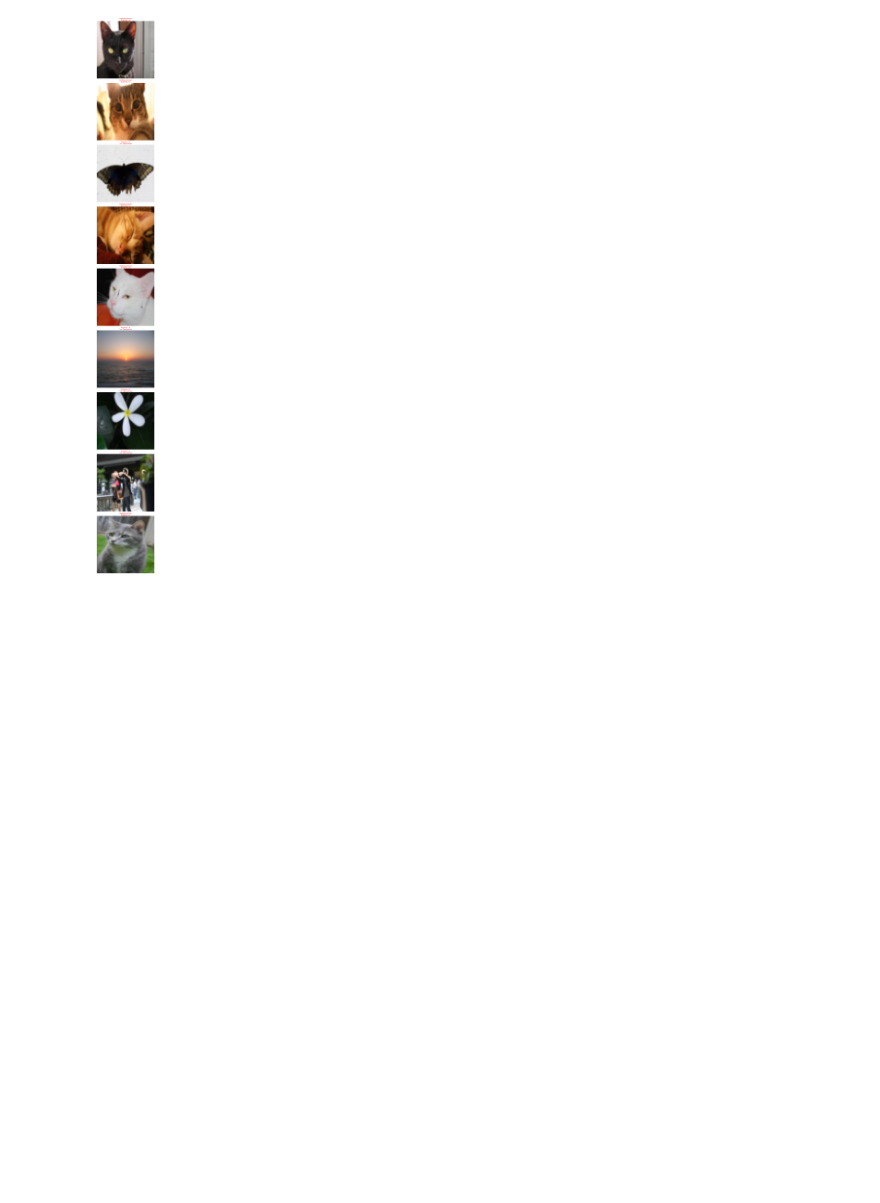
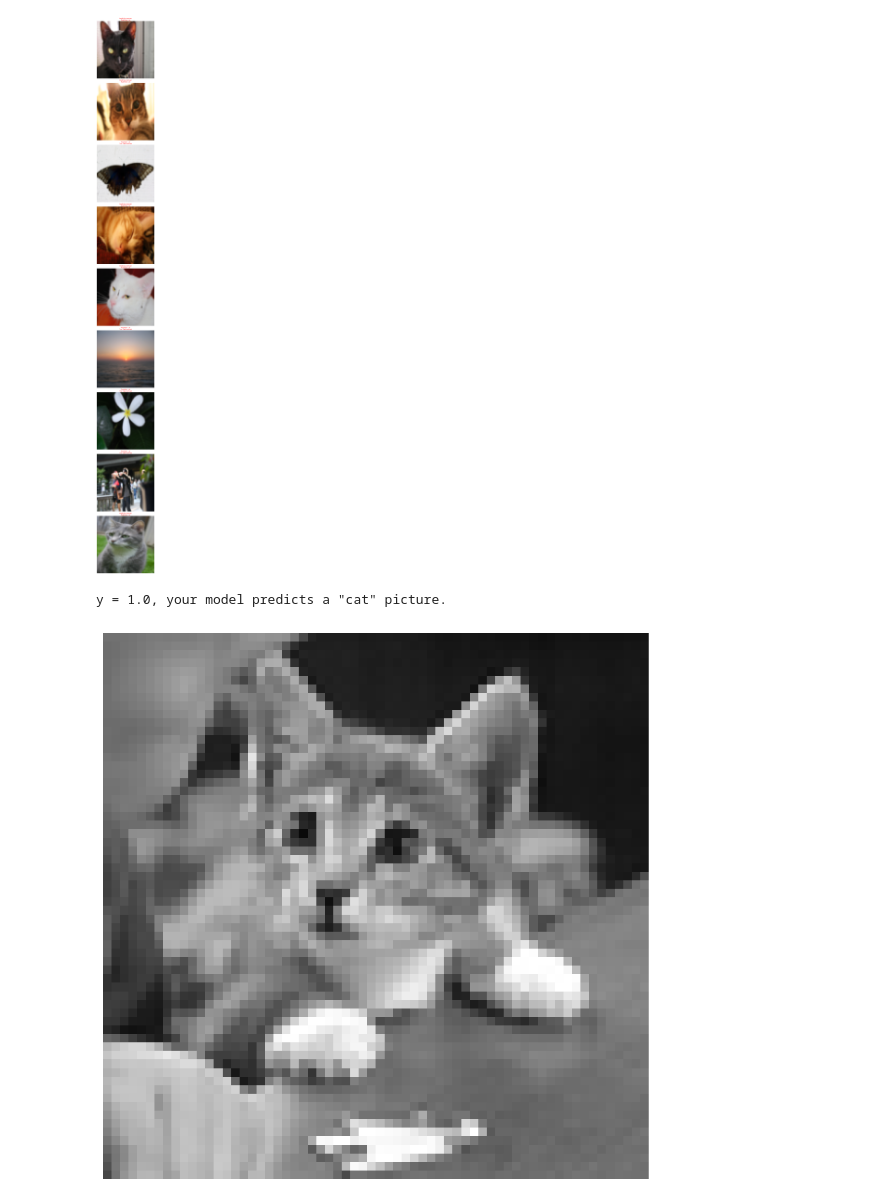
Before and after one commit to Vibhu-Agarwal/coursera-deep-learning-specialization, a Jupyter notebook: C1 - Neural Networks and Deep Learning/Week 4/Assignment 2 Image Classification/Classification.ipynb, the cells around one changed output. Drawn from its saved outputs; the diff is of its cells as text; code cells hidden in the pictures; blank space fills up the shorter version.

Commit message:
[C1-W4-A2] Custom Image Prediction

```diff
--- a/C1 - Neural Networks and Deep Learning/Week 4/Assignment 2 Image Classification/Classification.ipynb
+++ b/C1 - Neural Networks and Deep Learning/Week 4/Assignment 2 Image Classification/Classification.ipynb
@@ -435,3 +434,45 @@ def print_mislabeled_images(classes, X, y, p):
 print_mislabeled_images(classes, test_x_orig, test_y, predictions_test)
 # %% [output]
 [figure]
+# %%
+from PIL import Image
+import matplotlib.pyplot as plt
+
+def predict_single_image(image_path, classes, predict_fn, num_px=64):
+    """
+    Loads, preprocesses, and predicts the class of a single image using a PyTorch model.
+    """
+    try:
+        fileImage = Image.open(image_path).convert("RGB").resize((num_px, num_px), Image.LANCZOS)
+
+        image_tensor = torch.tensor(list(fileImage.getdata()), dtype=torch.float32).reshape(1, num_px, num_px, 3)
+
+    except FileNotFoundError:
+        print(f"Error: The image file '{image_path}' was not found.")
+        return
+    except Exception as e:
+        print(f"An error occurred during image processing: {e}")
+        return
+
+    my_label_y = torch.tensor([1], dtype=torch.float)
+
+    my_predicted_image = predict_fn(image_tensor)
+
+    image_to_plot = fileImage.resize((num_px, num_px), Image.LANCZOS)
+
+    # Plot the image and print the prediction
+    plt.imshow(image_to_plot)
+    plt.axis('off')
+
+    # Squeeze the tensor to get the scalar prediction value
+    predicted_value = my_predicted_image.squeeze().item()
+
+    predicted_class_name = classes[int(predicted_value)]
+
+    print(f"y = {predicted_value}, your model predicts a \"{predicted_class_name}\" picture.")
+
+tst_img = f"{DATA_DIR}/tst_img1.jpg"
+predict_single_image(tst_img, classes, prediction_model.predict)
+# %% [output]
+y = 1.0, your model predicts a "cat" picture.
+[figure, added]
```
Also changed, not shown: parts of 1 cell of this notebook, 1 other file.
